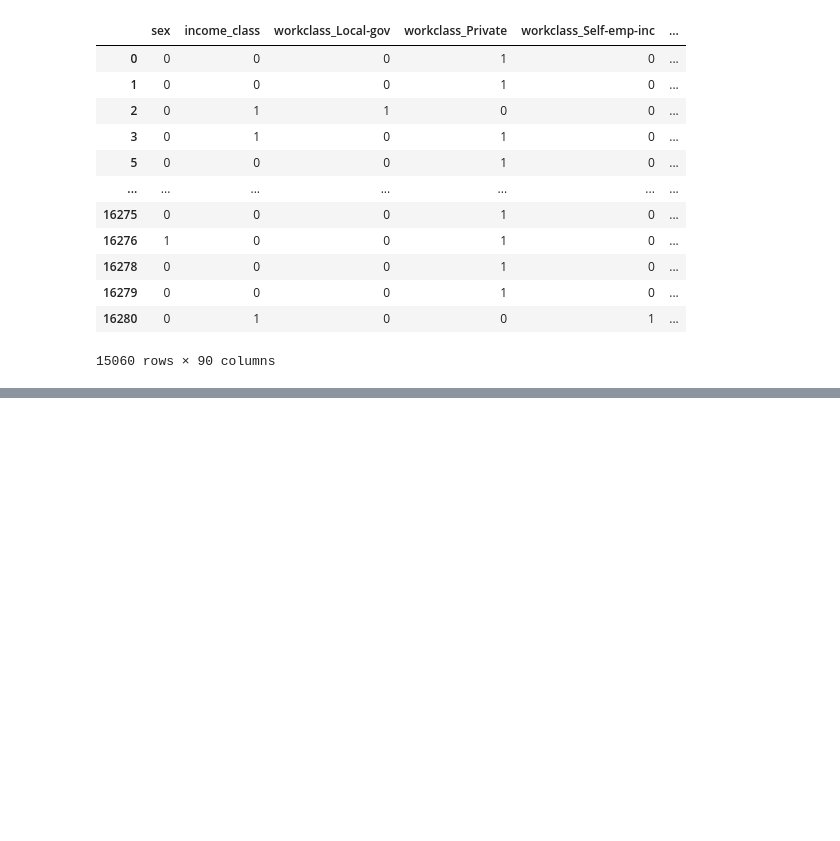
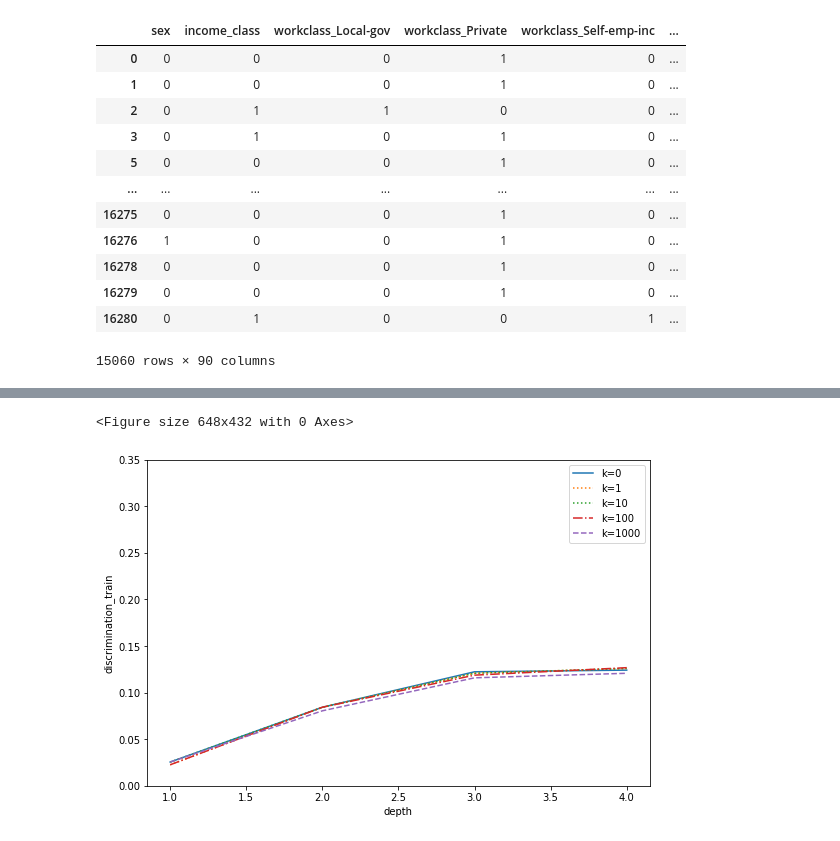
Before and after one commit to Hadyark/Masters-thesis_How-to-find-Decision-Trees-that-are-Optimal, a Jupyter notebook: MyCode/census_income.ipynb, the cells around one changed output, grey strips where cells are left out. Drawn from its saved outputs; the diff is of its cells as text; code cells hidden in the pictures; blank space fills up the shorter version.

```diff
--- a/MyCode/census_income.ipynb
+++ b/MyCode/census_income.ipynb
@@ -96 +102,5 @@ df
+# %%
+X = df.loc[:, ~df.columns.isin(['income_class', 'sex'])]
+y = pd.to_numeric(df['income_class'])
+sensitive = df['sex']
 # %%
@@ -303,0 +306,29 @@ def print_plot(x_axe, y_axe, r):
+# %%
+plt.rcParams['figure.figsize'] = [9, 6]
+def print_plot_mean(x_axe, y_axe, r, s1, s2):
+    plt.figure(figsize= (9, 6))
+    #r = r.loc[r["min_supp"] == 1]
+    style = ['solid', 'dotted', ':','-.', 'dashed']
+    k_val = ['0', '1', '10','100', '1000']
+    fig, ax = plt.subplots()
+    for function in [ "error", "error1", "error2", "error3", "error4"]:
+        x_values = list()
+        y_values = list()
+
+        for depth in r['depth'].unique():
+            df1 = r.loc[(r["function"] == function) & (r["depth"] == depth)]
+            y_values.append(df1[y_axe].mean())
+
+        plt.plot(r['depth'].unique(), y_values, label = "k="+k_val.pop(0), linestyle=style.pop(0))
+
+
+    ax.set_xlabel(x_axe)
+    ax.set_ylabel(y_axe)
+    ax.legend()
+    ax.set_ylim(s1, s2)
+    plt.show()
+# %%
+print_plot_mean("depth", "discrimination_train", result, 0, 0.35)
+# %% [output]
+<Figure size 648x432 with 0 Axes>
+[figure, added]
```
Also changed, not shown: parts of 25 cells of this notebook, 35 other files.
